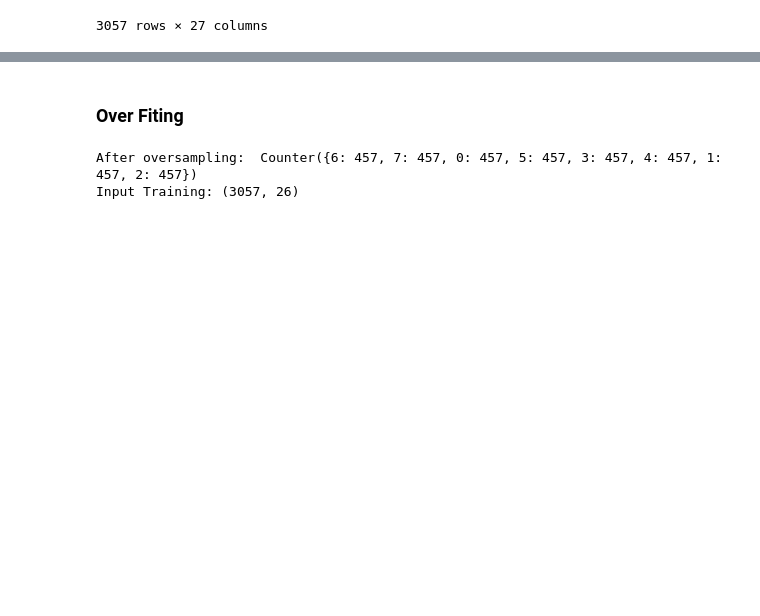
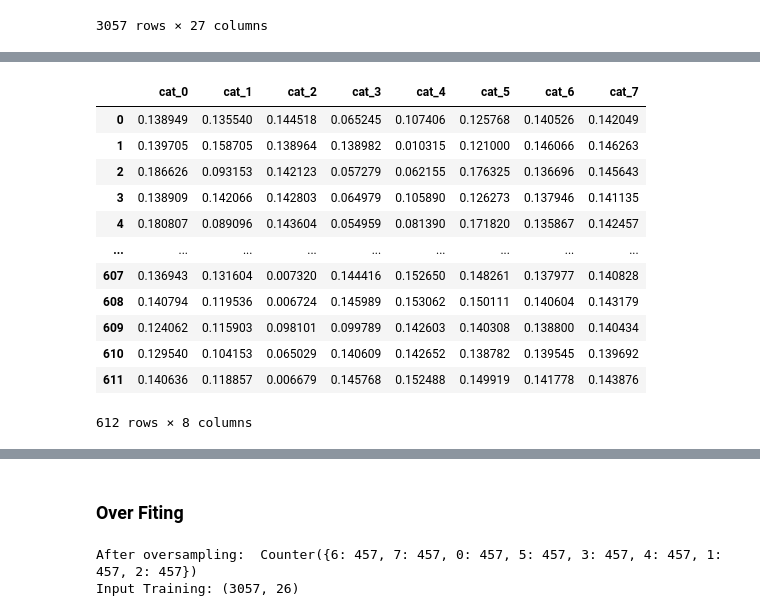
Before and after one commit to danial921/KKBRAYY, a Jupyter notebook: revamp.ipynb, the cells around one changed output, grey strips where cells are left out. Drawn from its saved outputs; the diff is of its cells as text; code cells hidden in the pictures; blank space fills up the shorter version.

```diff
--- a/revamp.ipynb
+++ b/revamp.ipynb
@@ -116,8 +445,8 @@ d_pre
 # %%
-x=df.drop(['category'],axis=1)
+x_norm=d_pre.drop(['category'],axis=1)
 
-y=df['category']
-y
+y_norm=d_pre['category']
+y_norm
 # %% [output]
 0       0
 1       0
@@ -136,9 +465,9 @@ Name: category, Length: 3248, dtype: int64
 # %%
 from sklearn.model_selection import train_test_split
-x_train, x_test, y_train, y_test = train_test_split(x, y,train_size=0.8,random_state=1)
-print("Input Training:",x.shape)
-print("Input Training:",x_train.shape)
-print("Input Test:",x_test.shape)
-print("Output Training:",y_train.shape)
-print("Output Test:",y_test.shape)
+x_train_norm, x_test_norm, y_train_norm, y_test_norm = train_test_split(x_norm, y_norm,train_size=0.8,random_state=1)
+print("Input Training:",x_norm.shape)
+print("Input Training:",x_train_norm.shape)
+print("Input Test:",x_test_norm.shape)
+print("Output Training:",y_train_norm.shape)
+print("Output Test:",y_test_norm.shape)
 # %% [output]
@@ -149,0 +481,8 @@ Output Test: (650,)
+# %%
+from sklearn.ensemble import AdaBoostClassifier
+ada_mod = AdaBoostClassifier(n_estimators=300, learning_rate=0.2)
+
+ada_mod.fit(x_train_norm, y_train_norm)
+
+x_adaptiveresult_norm = ada_mod.predict_proba(x_test_norm)
+x_adaptiveresult_norm
@@ -149,0 +503,19 @@ Output Test: (650,)
+# %%
+import numpy as np
+x_adaptivetest = np.array(ada_mod.predict_proba(x_test_norm))
+dataset_test_norm = pd.DataFrame(x_adaptivetest, columns=x_norm.columns[:8])
+dataset_test_norm
+# %% [output]
+|  | cat_0 | cat_1 | cat_2 | cat_3 | cat_4 | cat_5 | cat_6 | cat_7 |
+| 0 | 0.138949 | 0.135540 | 0.144518 | 0.065245 | 0.107406 | 0.125768 | 0.140526 | 0.142049 |
+| 1 | 0.139705 | 0.158705 | 0.138964 | 0.138982 | 0.010315 | 0.121000 | 0.146066 | 0.146263 |
+| 2 | 0.186626 | 0.093153 | 0.142123 | 0.057279 | 0.062155 | 0.176325 | 0.136696 | 0.145643 |
+| 3 | 0.138909 | 0.142066 | 0.142803 | 0.064979 | 0.105890 | 0.126273 | 0.137946 | 0.141135 |
+| 4 | 0.180807 | 0.089096 | 0.143604 | 0.054959 | 0.081390 | 0.171820 | 0.135867 | 0.142457 |
+| ... | ... | ... | ... | ... | ... | ... | ... | ... |
+| 607 | 0.136943 | 0.131604 | 0.007320 | 0.144416 | 0.152650 | 0.148261 | 0.137977 | 0.140828 |
+| 608 | 0.140794 | 0.119536 | 0.006724 | 0.145989 | 0.153062 | 0.150111 | 0.140604 | 0.143179 |
+| 609 | 0.124062 | 0.115903 | 0.098101 | 0.099789 | 0.142603 | 0.140308 | 0.138800 | 0.140434 |
+| 610 | 0.129540 | 0.104153 | 0.065029 | 0.140609 | 0.142652 | 0.138782 | 0.139545 | 0.139692 |
+| 611 | 0.140636 | 0.118857 | 0.006679 | 0.145768 | 0.152488 | 0.149919 | 0.141778 | 0.143876 |
+612 rows × 8 columns
```
Also changed, not shown: parts of 77 cells of this notebook.
